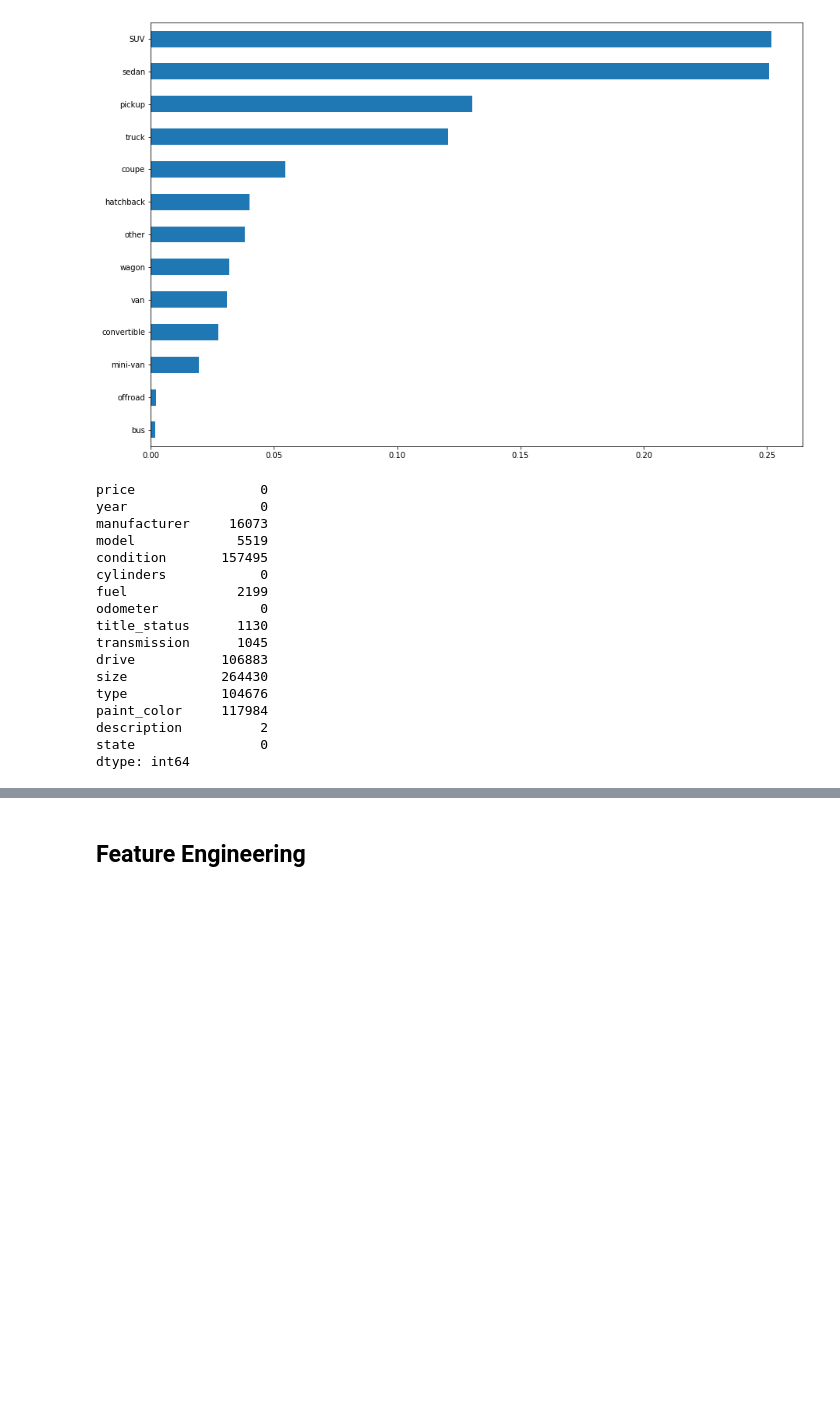
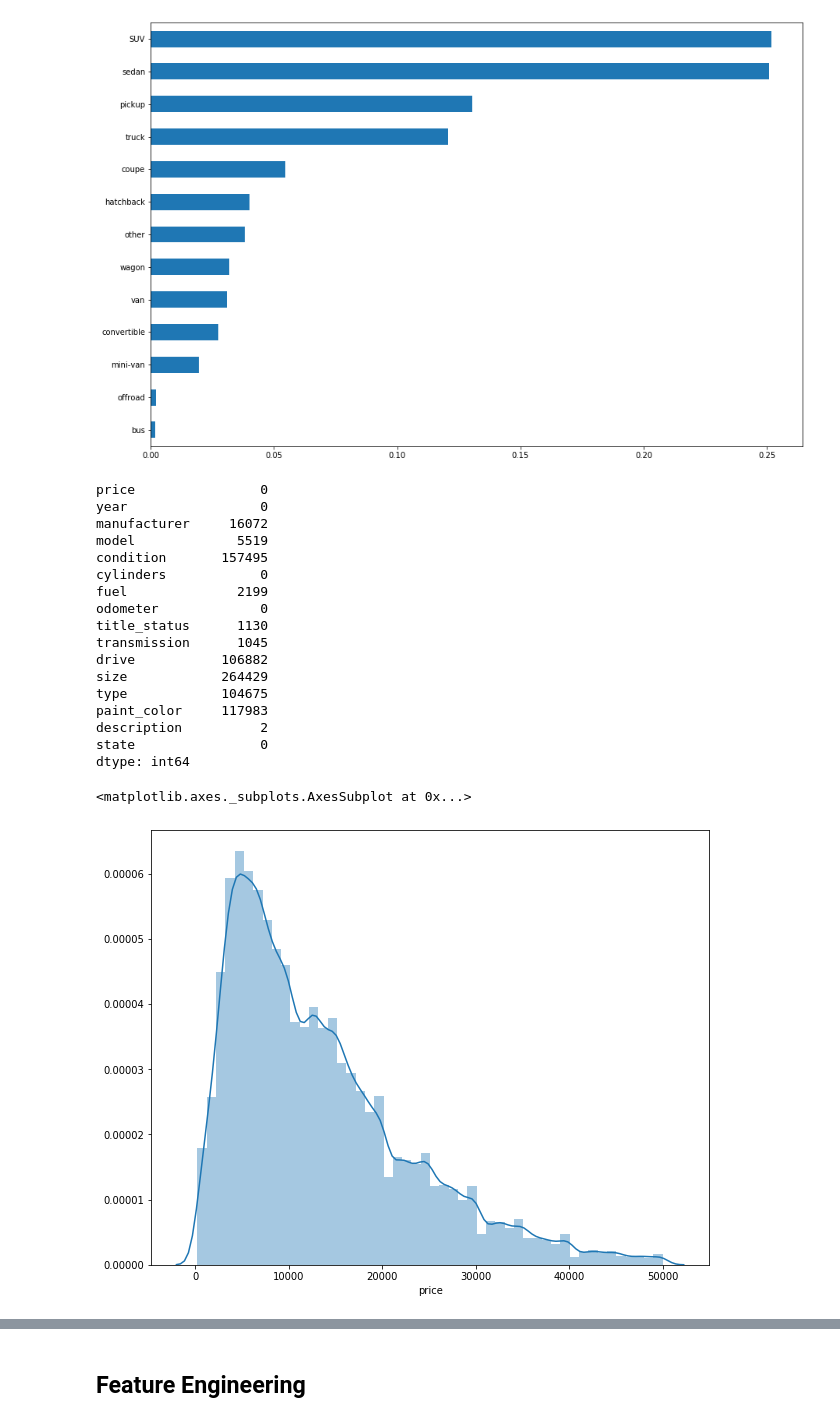
Before and after one commit to jagan-singh/Car-Price-Prediction, a Jupyter notebook: project.ipynb, the cells around one changed output, grey strips where cells are left out. Cells and saved outputs as stored; diff of their text form; code cells hidden in the pictures; blank space fills up the shorter version.

```diff
--- a/project.ipynb
+++ b/project.ipynb
@@ -17,6 +18,7 @@ df.shape
 df.drop(df[df['price'] == 0].index, inplace = True)
 df.drop(df[df['year'].isna()].index, inplace = True)
 df.drop(df[df['year'] == 2021].index, inplace = True)
+df.drop([496], inplace = True)
 # %%
 # Changing type of year to int
 df['year'] = df['year'].astype(int)
@@ -94,7 +96,7 @@ df.isna().sum()
 # %% [output]
 price                0
 year                 0
-manufacturer     16073
+manufacturer     16072
 model             5519
 condition       157495
 cylinders            0
@@ -102,10 +104,16 @@ fuel              2199
 odometer             0
 title_status      1130
 transmission      1045
-drive           106883
-size            264430
-type            104676
-paint_color     117984
+drive           106882
+size            264429
+type            104675
+paint_color     117983
 description          2
 state                0
 dtype: int64
+# %%
+plt.figure(figsize=(10,8))
+sns.distplot(df.price)
+# %% [output]
+<matplotlib.axes._subplots.AxesSubplot at 0x...>
+[figure, added]
```
Also changed, not shown: parts of 21 cells of this notebook.
